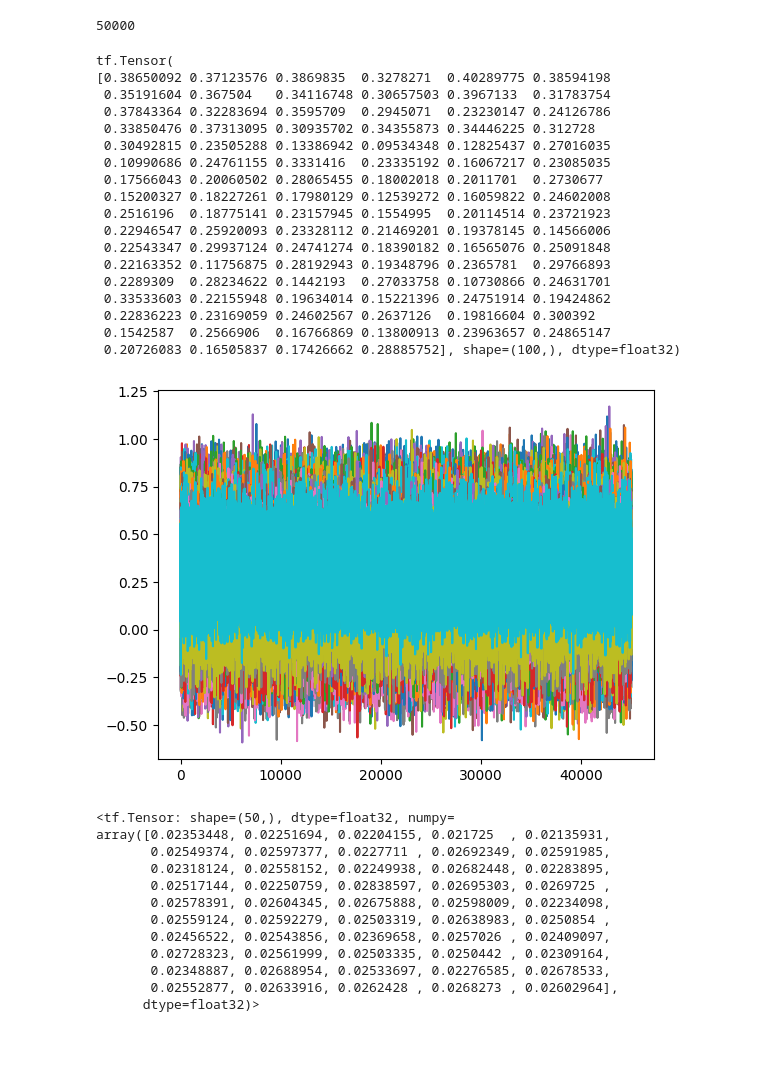
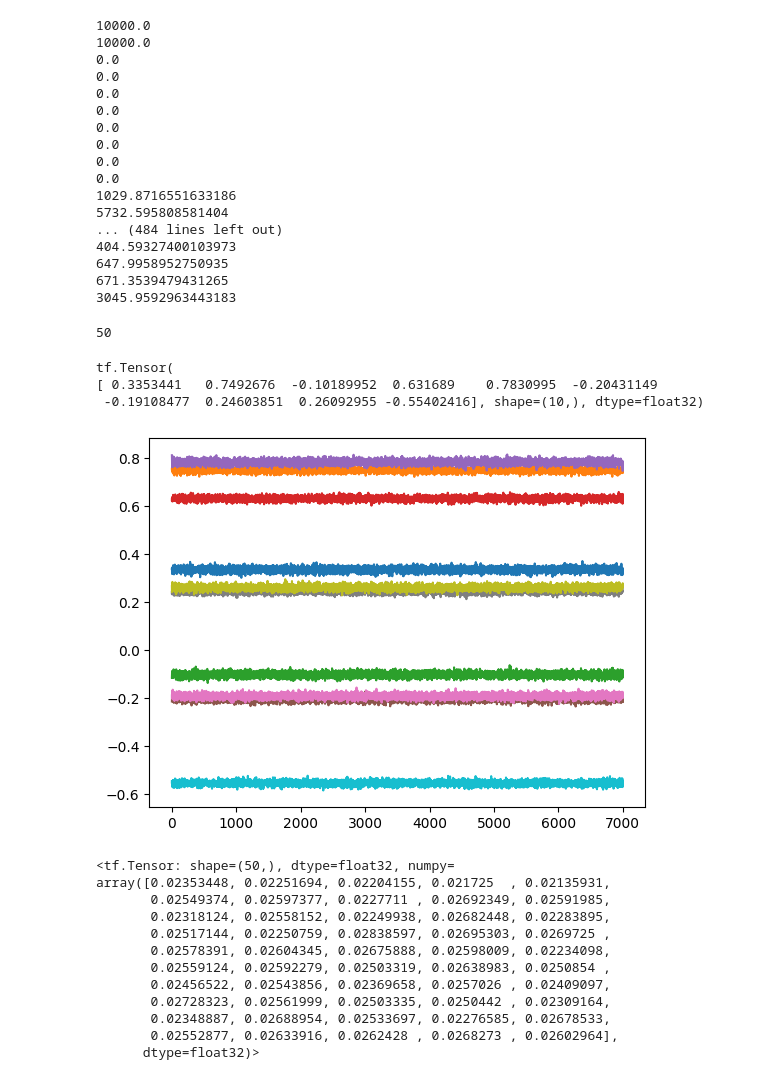
Before and after one commit to johnnymdoubleu/ssl-sgs, a Jupyter notebook: ssl-sgs.ipynb, the cells around one changed output. Saved outputs shown, nothing was run; the diff lists cells and outputs as text; code cells hidden in the pictures; blank space fills up the shorter version.

```diff
--- a/ssl-sgs.ipynb
+++ b/ssl-sgs.ipynb
@@ -8,14 +8,14 @@ import tensorflow as tf
 import tensorflow_probability as tfp
 from numba import jit
 # %%
-n = 20
-p = 50
+n = 5
+p = 10
 s = np.random.default_rng().uniform(0,1, n*p)
 X = np.reshape(s,(-1, p))
 X.shape
 df = pd.DataFrame(X)
 #  we let r=25
-r= 10
+r = 2
 y = np.zeros(n) #initialising y array
 for i in range(n):
     yTemp = df.iloc[i,0:r].sum() + np.random.normal(0, 1) #generating y values from a simple linear model with gaussian noise
@@ -114,3 +114,7 @@ End of sampling z values
 (50, 1)
 Start of sampling theta
 -------------------------------------------------------
+# %%
+theta = np.array([np.zeros(p)]).T
+theta[0], theta[1] = 1, 1
+theta
@@ -121,7 +136,8 @@ def splitGibbs(sigma1, sigma2, sigmay, X, y, niter=1000):
     p = len(X[1])
     n = len(X)
     b = p + n
-    theta = np.array([np.zeros(p)]).T                                   #initialising theta as zero vectors
+    theta = np.array([np.zeros(p)]).T
+    theta[0], theta[1] = 1, 1                                   #initialising theta as zero vectors
     Atz, z = np.array([np.empty((p,1))]*b), np.empty([0,0])             #initialising numpy array to store A^t * z and z
     samples = []
     for i in range(b):                                                  #generating A and A^t * A and storing them into numpy array
@@ -147,6 +163,7 @@ def splitGibbs(sigma1, sigma2, sigmay, X, y, niter=1000):
             if i <= p-1:
                 sigsig = sigma2 / sigma1
                 w1 = gamma * sigsig / ((gamma * sigsig) + ((1-gamma) * np.exp(-(1-sigsig**2) * (np.linalg.norm(np.matmul(Alist[i], theta)))**2/2)))
+                print((np.linalg.norm(np.matmul(Alist[i], theta)))**2)
                 w2 = 1 - w1
                 U = np.random.uniform()
                 if U > w1:
@@ -178,38 +195,40 @@ def splitGibbs(sigma1, sigma2, sigmay, X, y, niter=1000):
     return samples
 
 
-trace = splitGibbs(sigma1 = 1, sigma2 = 0.1, sigmay = 1, X = X, y = y, niter = 50000)
+trace = splitGibbs(sigma1 = 1, sigma2 = 0.01, sigmay = 0.01, X = X, y = y, niter = 50)
 len(trace)
 # %% [output]
-50000
+10000.0
+10000.0
+0.0
+0.0
+0.0
+0.0
+0.0
+0.0
+0.0
+0.0
+1029.8716551633186
+5732.595808581404
+... (484 lines left out)
+404.59327400103973
+647.9958952750935
+671.3539479431265
+3045.9592963443183
+50
 # %%
-sample = tf.convert_to_tensor(np.asarray(trace[5000:]), dtype=tf.float32)
+sample = tf.convert_to_tensor(np.asarray(trace[3000:]), dtype=tf.float32)
 plt.plot(sample)
 ess = tfp.mcmc.effective_sample_size(sample, filter_beyond_positive_pairs=True)
 # print(ess.shape)
 mean, variance = tf.nn.moments(sample, axes=0)
 standard_error = tf.sqrt(variance / ess)
 print(mean)
 # %% [output]
 tf.Tensor(
-[0.38650092 0.37123576 0.3869835  0.3278271  0.40289775 0.38594198
- 0.35191604 0.367504   0.34116748 0.30657503 0.3967133  0.31783754
- 0.37843364 0.32283694 0.3595709  0.2945071  0.23230147 0.24126786
- 0.33850476 0.37313095 0.30935702 0.34355873 0.34446225 0.312728
- 0.30492815 0.23505288 0.13386942 0.09534348 0.12825437 0.27016035
- 0.10990686 0.24761155 0.3331416  0.23335192 0.16067217 0.23085035
- 0.17566043 0.20060502 0.28065455 0.18002018 0.2011701  0.2730677
- 0.15200327 0.18227261 0.17980129 0.12539272 0.16059822 0.24602008
- 0.2516196  0.18775141 0.23157945 0.1554995  0.20114514 0.23721923
- 0.22946547 0.25920093 0.23328112 0.21469201 0.19378145 0.14566006
- 0.22543347 0.29937124 0.24741274 0.18390182 0.16565076 0.25091848
- 0.22163352 0.11756875 0.28192943 0.19348796 0.2365781  0.29766893
- 0.2289309  0.28234622 0.1442193  0.27033758 0.10730866 0.24631701
- 0.33533603 0.22155948 0.19634014 0.15221396 0.24751914 0.19424862
- 0.22836223 0.23169059 0.24602567 0.2637126  0.19816604 0.300392
- 0.1542587  0.2566906  0.16766869 0.13800913 0.23963657 0.24865147
- 0.20726083 0.16505837 0.17426662 0.28885752], shape=(100,), dtype=float32)
+[ 0.3353441   0.7492676  -0.10189952  0.631689    0.7830995  -0.20431149
+ -0.19108477  0.24603851  0.26092955 -0.55402416], shape=(10,), dtype=float32)
-[figure, old version]
+[figure, new version]
 # %%
 variance
 # %% [output]
```
Also changed, not shown: parts of 2 cells of this notebook.
